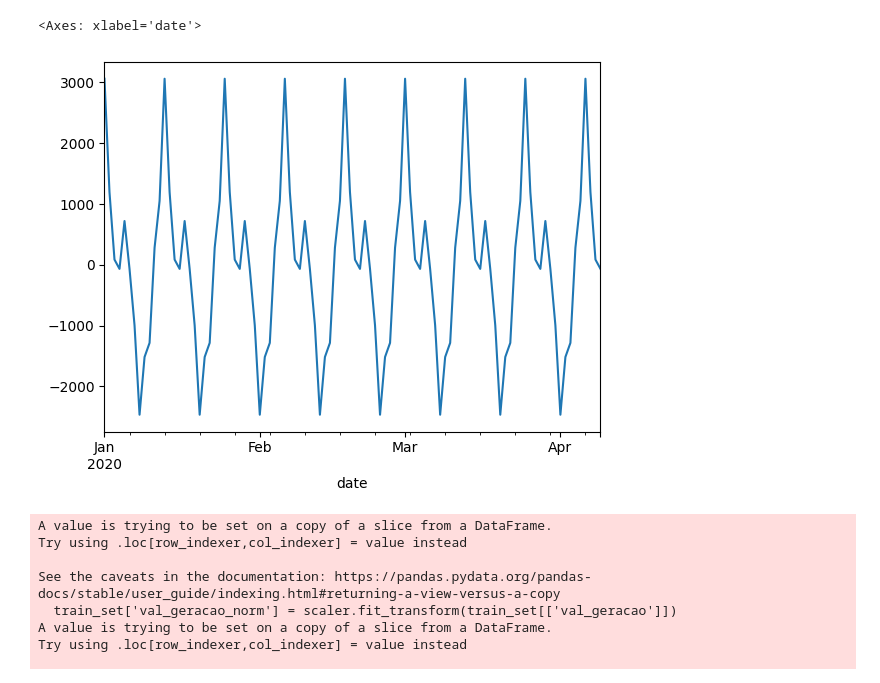
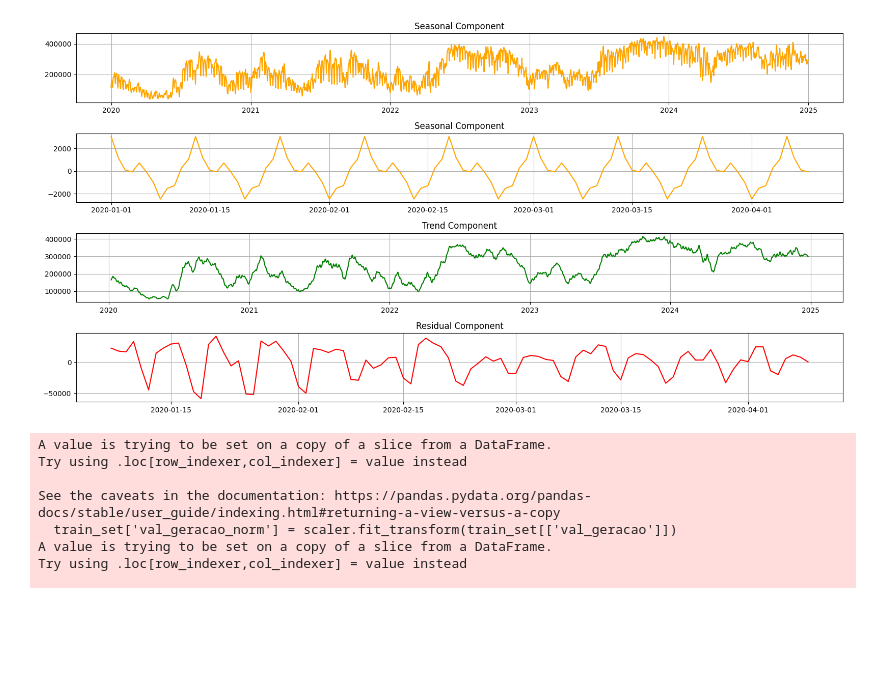
Before and after one commit to Graunke/SEL-for-Energy-Generation-Forecasting, a Jupyter notebook: manualStacking.ipynb, the cells around one changed output. Saved outputs shown, nothing was run; the diff lists cells and outputs as text; code cells hidden in the pictures; blank space fills up the shorter version.

```diff
--- a/manualStacking.ipynb
+++ b/manualStacking.ipynb
@@ -28,30 +28,76 @@ L_RATE = 0.005
 # %%
 #Consumption dataframe
 df_consumo = pd.read_csv(r"consumo_energia.csv")
 df_consumo['date'] = pd.to_datetime(df_consumo['din_instante'])
 df_consumo.set_index('date', inplace=True)
 df_consumo.sort_index(inplace=True)
 df_consumo.drop(['id_subsistema'],axis=1)
 
 #Generation dataframe
 df_geracao = pd.read_csv(r"geracao_energia.csv")
 df_geracao['date'] = pd.to_datetime(df_geracao['index'])
 df_geracao.set_index('date', inplace=True)
 df_geracao['month'] = df_geracao.index.month
 df_geracao['weekday'] = df_geracao.index.weekday
-df_geracao['month_sin'] = np.sin(2 * np.pi * df_geracao['month'] / 12)
-df_geracao['month_cos'] = np.cos(2 * np.pi * df_geracao['month'] / 12)
-df_geracao['weekday_sin'] = np.sin(2 * np.pi * df_geracao['weekday'] / 7)
-df_geracao['weekday_cos'] = np.cos(2 * np.pi * df_geracao['weekday'] / 7)
 df_geracao.sort_index(inplace=True)
+
+merged_df = pd.merge(df_geracao, df_consumo, on='date')
+
+result = seasonal_decompose(merged_df['val_geracao'], model='additive', period=48)
+
+seasonal = merged_df['seasonal'] = result.seasonal
+trend = merged_df['seasonal'] = result.trend
+residual = merged_df['seasonal'] = result.resid
+
+#Consumption dataframe
+df_consumo = pd.read_csv(r"consumo_energia.csv")
+df_consumo['date'] = pd.to_datetime(df_consumo['din_instante'])
+df_consumo.set_index('date', inplace=True)
+df_consumo.sort_index(inplace=True)
+df_consumo.drop(['id_subsistema'],axis=1)
+
+#Generation dataframe
+df_geracao = pd.read_csv(r"geracao_energia.csv")
+df_geracao['date'] = pd.to_datetime(df_geracao['index'])
+df_geracao.set_index('date', inplace=True)
+df_geracao['month'] = df_geracao.index.month
+df_geracao['weekday'] = df_geracao.index.weekday
+df_geracao.sort_index(inplace=True)
+
 merged_df = pd.merge(df_geracao, df_consumo, on='date')
 
 result = seasonal_decompose(merged_df['val_geracao'], model='additive', period=12)
-merged_df['seasonal'] = result.seasonal
-merged_df['seasonal'][:100].plot()
+
+seasonal = merged_df['seasonal'] = result.seasonal
+trend = merged_df['seasonal'] = result.trend
+residual = merged_df['seasonal'] = result.resid
+
+plt.figure(figsize=(16, 8))
+
+plt.subplot(4, 1, 1)
+plt.plot(merged_df['val_geracao'], label='Seasonal', color='orange')
+plt.title('Seasonal Component')
+plt.grid(True)
+
+plt.subplot(4, 1, 2)
+plt.plot(seasonal[:100], label='Seasonal', color='orange')
+plt.title('Seasonal Component')
+plt.grid(True)
+
+plt.subplot(4, 1, 3)
+plt.plot(trend, label='Trend', color='green')
+plt.title('Trend Component')
+plt.grid(True)
+
+plt.subplot(4, 1, 4)
+plt.plot(residual[:100], label='Residual', color='red')
+plt.title('Residual Component')
+plt.grid(True)
+
+plt.tight_layout()
+plt.show()
 # %% [output]
-<Axes: xlabel='date'>
-[figure, old version]
+[figure, new version]
 # %%
 #Data Preprocessing
 df = merged_df
```
Also changed, not shown: 5 other files.
